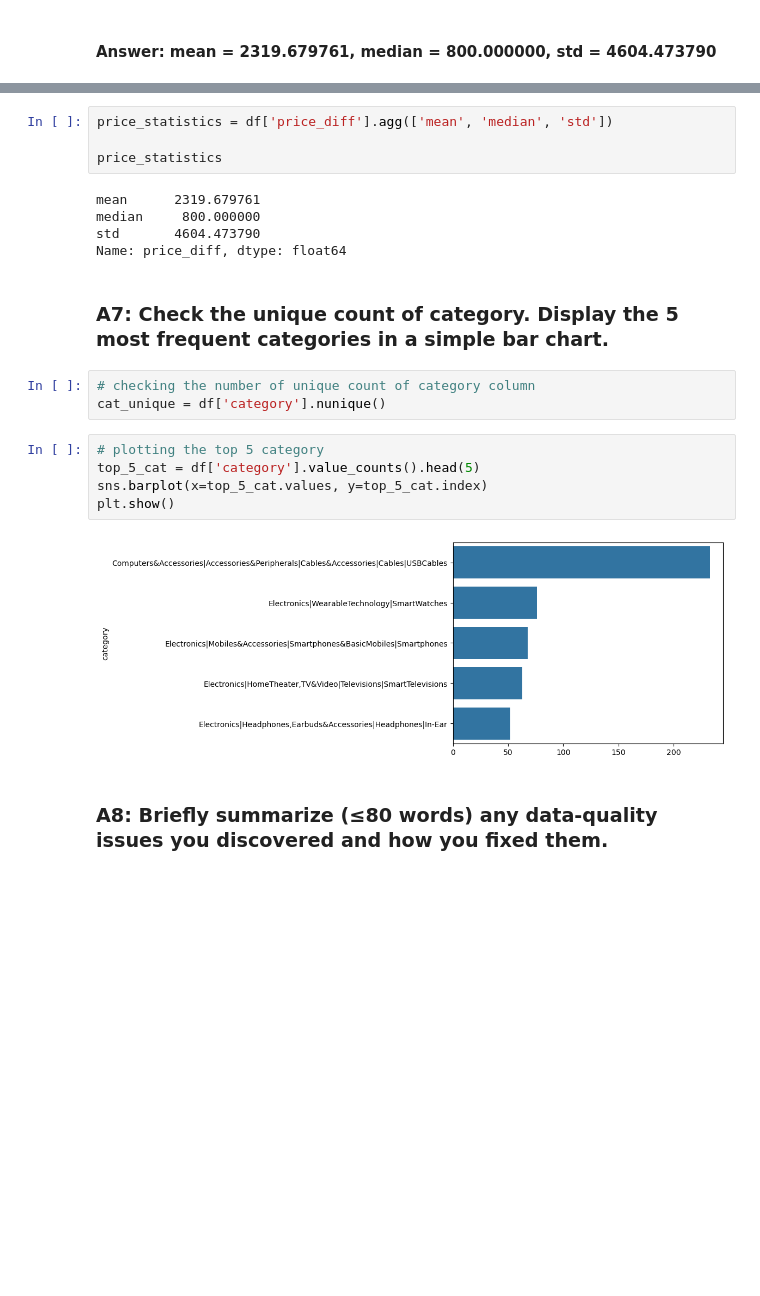
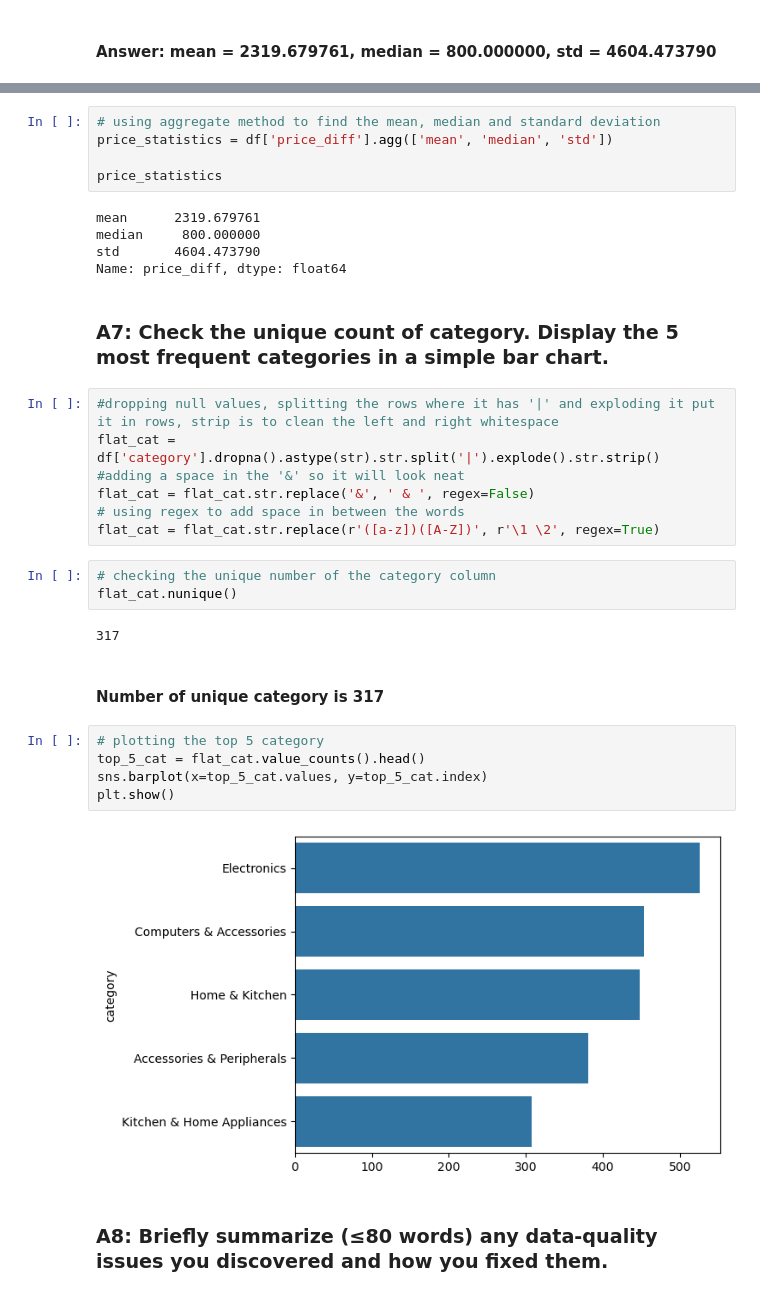
Before and after one commit to yabswannalearn/random_jupyter, a Jupyter notebook: Prelims_SoftDes/EDA.ipynb, the cells around one changed output, grey strips where cells are left out. Saved outputs shown, nothing was run; the diff lists cells and outputs as text; blank space fills up the shorter version.

```diff
--- a/Prelims_SoftDes/EDA.ipynb
+++ b/Prelims_SoftDes/EDA.ipynb
@@ -150,4 +171,5 @@ df['price_diff'] = df['actual_price'] - df['discounted_price']
 # %%
+# using aggregate method to find the mean, median and standard deviation
 price_statistics = df['price_diff'].agg(['mean', 'median', 'std'])
 
 price_statistics
@@ -159,15 +181,26 @@ Name: price_diff, dtype: float64
 # %% [markdown]
 ### A7: Check the unique count of category. Display the 5 most frequent categories in a simple bar chart.
 # %%
-# checking the number of unique count of category column
-cat_unique = df['category'].nunique()
+#dropping null values, splitting the rows where it has '|' and exploding it put it in rows, strip is to clean the left and right whitespace
+flat_cat = df['category'].dropna().astype(str).str.split('|').explode().str.strip()
+#adding a space in the '&' so it will look neat
+flat_cat = flat_cat.str.replace('&', ' & ', regex=False)
+# using regex to add space in between the words
+flat_cat = flat_cat.str.replace(r'([a-z])([A-Z])', r'\1 \2', regex=True)
+# %%
+# checking the unique number of the category column
+flat_cat.nunique()
+# %% [output]
+317
+# %% [markdown]
+#### Number of unique category is 317
 # %%
 # plotting the top 5 category
-top_5_cat = df['category'].value_counts().head(5)
+top_5_cat = flat_cat.value_counts().head()
 sns.barplot(x=top_5_cat.values, y=top_5_cat.index)
 plt.show()
 # %% [output]
-[figure, old version]
+[figure, new version]
 # %% [markdown]
 ### A8: Briefly summarize (≤80 words) any data-quality issues you discovered and how you fixed them.
 # %% [markdown]
```
Also changed, not shown: parts of 31 cells of this notebook.
